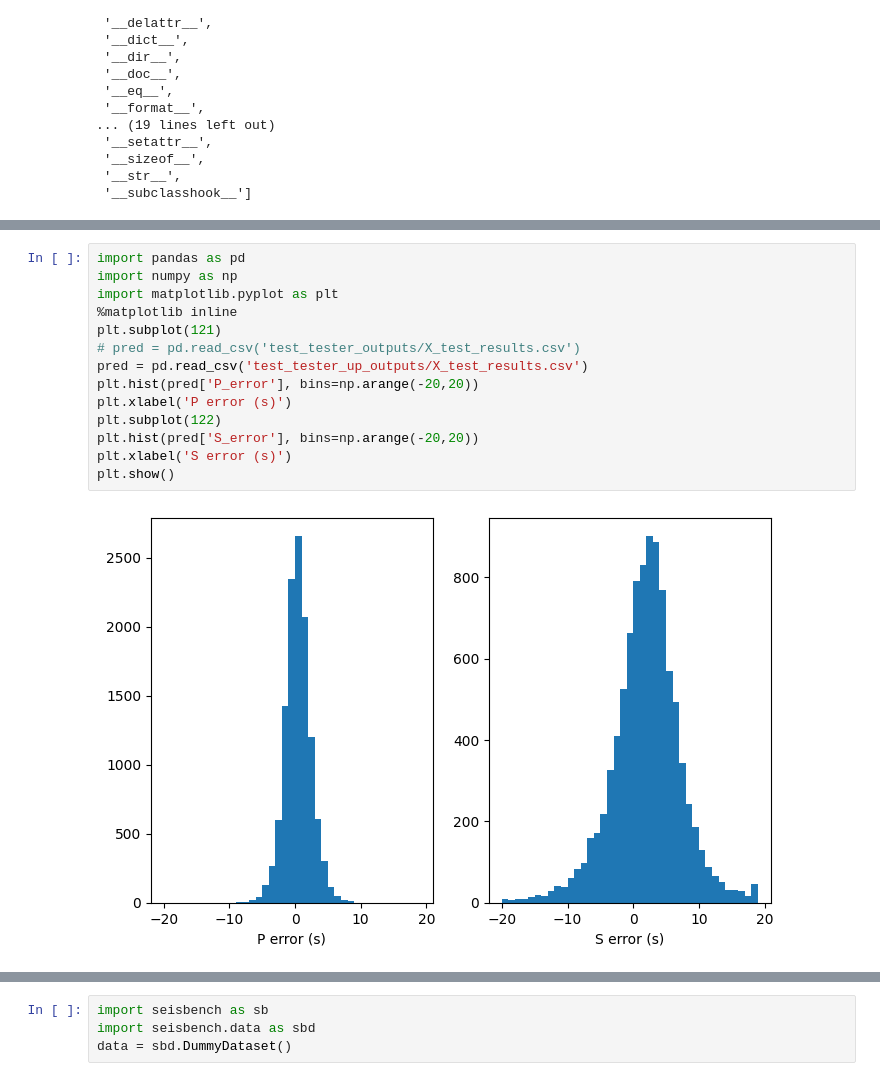
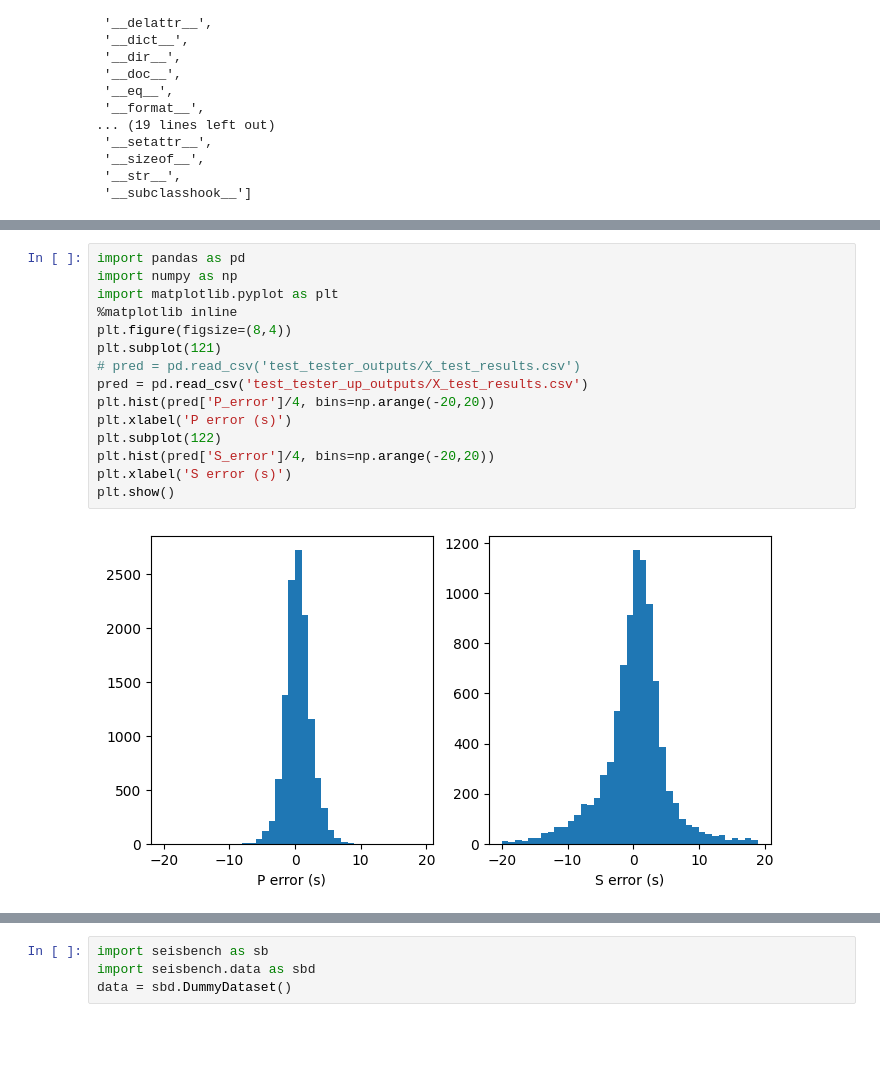
Before and after one commit to Jun1453/phasepick, a Jupyter notebook: train.ipynb, the cells around one changed output, grey strips where cells are left out. Saved outputs shown, nothing was run; the diff lists cells and outputs as text; blank space fills up the shorter version.

```diff
--- a/train.ipynb
+++ b/train.ipynb
@@ -156,16 +115,17 @@ Writting results into: " test_tester_up_outputs "
 # %%
 import pandas as pd
 import numpy as np
 import matplotlib.pyplot as plt
 %matplotlib inline
+plt.figure(figsize=(8,4))
 plt.subplot(121)
 # pred = pd.read_csv('test_tester_outputs/X_test_results.csv')
 pred = pd.read_csv('test_tester_up_outputs/X_test_results.csv')
-plt.hist(pred['P_error'], bins=np.arange(-20,20))
+plt.hist(pred['P_error']/4, bins=np.arange(-20,20))
 plt.xlabel('P error (s)')
 plt.subplot(122)
-plt.hist(pred['S_error'], bins=np.arange(-20,20))
+plt.hist(pred['S_error']/4, bins=np.arange(-20,20))
 plt.xlabel('S error (s)')
 plt.show()
 # %% [output]
-[figure, old version]
+[figure, new version]
```
Also changed, not shown: parts of 5 cells of this notebook, 2 other files.
